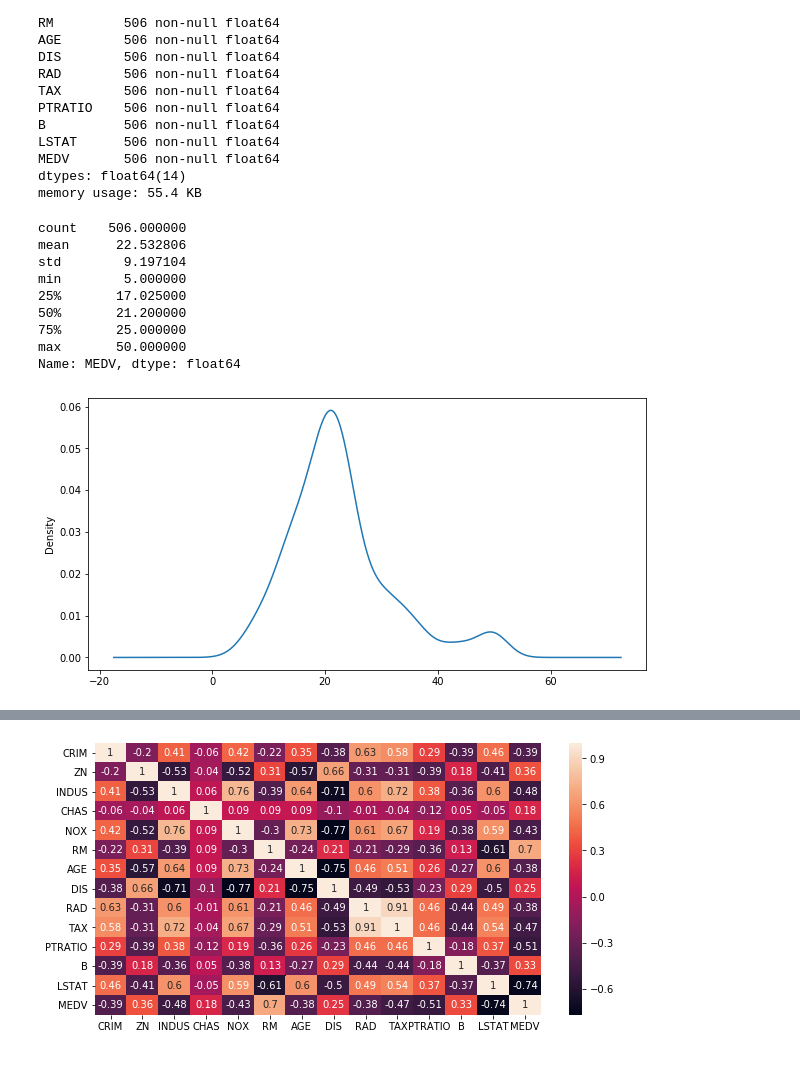
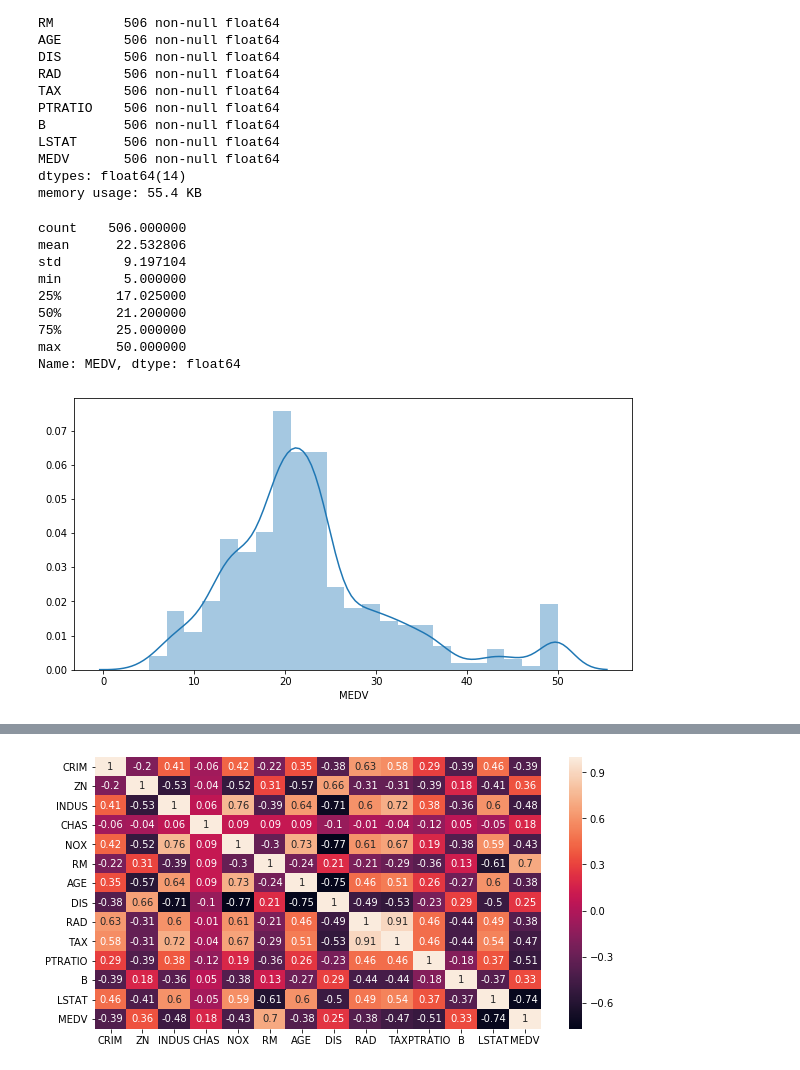
Before and after one commit to prudolph1/regression_base_code, a Jupyter notebook: regression_methods.ipynb, the cells around one changed output, grey strips where cells are left out. Saved outputs shown, nothing was run; the diff lists cells and outputs as text; code cells hidden in the pictures.

```diff
--- a/regression_methods.ipynb
+++ b/regression_methods.ipynb
@@ -81,20 +81,21 @@ dtypes: float64(14)
 memory usage: 55.4 KB
 # %%
 # plot distrubtion of target
-boston['MEDV'].plot(kind='kde');
+# boston['MEDV'].plot(kind='kde');
+sns.distplot(boston['MEDV'])
 boston['MEDV'].skew()
 boston['MEDV'].describe()
 # %% [output]
 count    506.000000
 mean      22.532806
 std        9.197104
 min        5.000000
 25%       17.025000
 50%       21.200000
 75%       25.000000
 max       50.000000
 Name: MEDV, dtype: float64
-[figure, old version]
+[figure, new version]
 # %%
 # distribution of features
 boston.iloc[:,:-1].describe()
```
Also changed, not shown: parts of 8 cells of this notebook.
